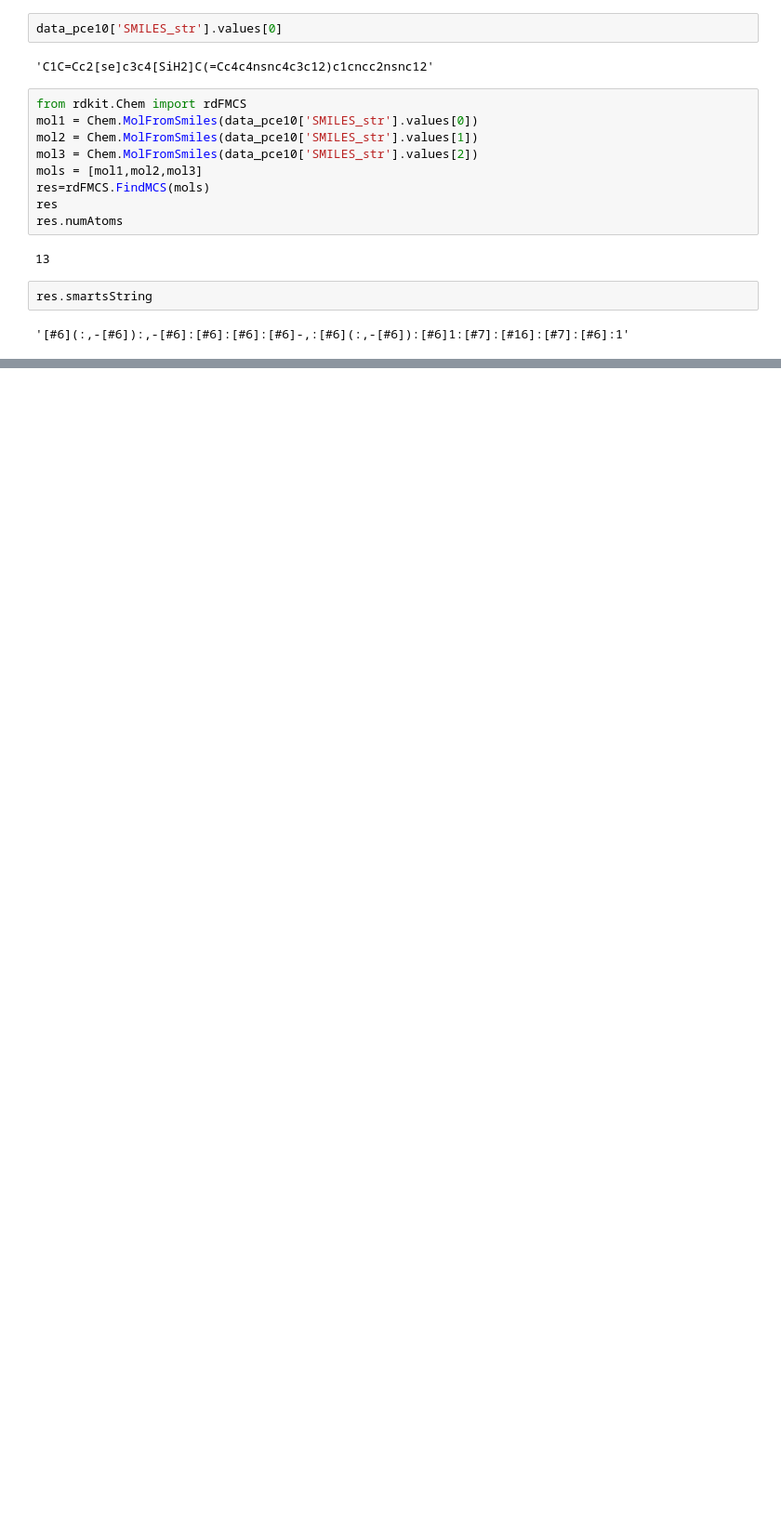
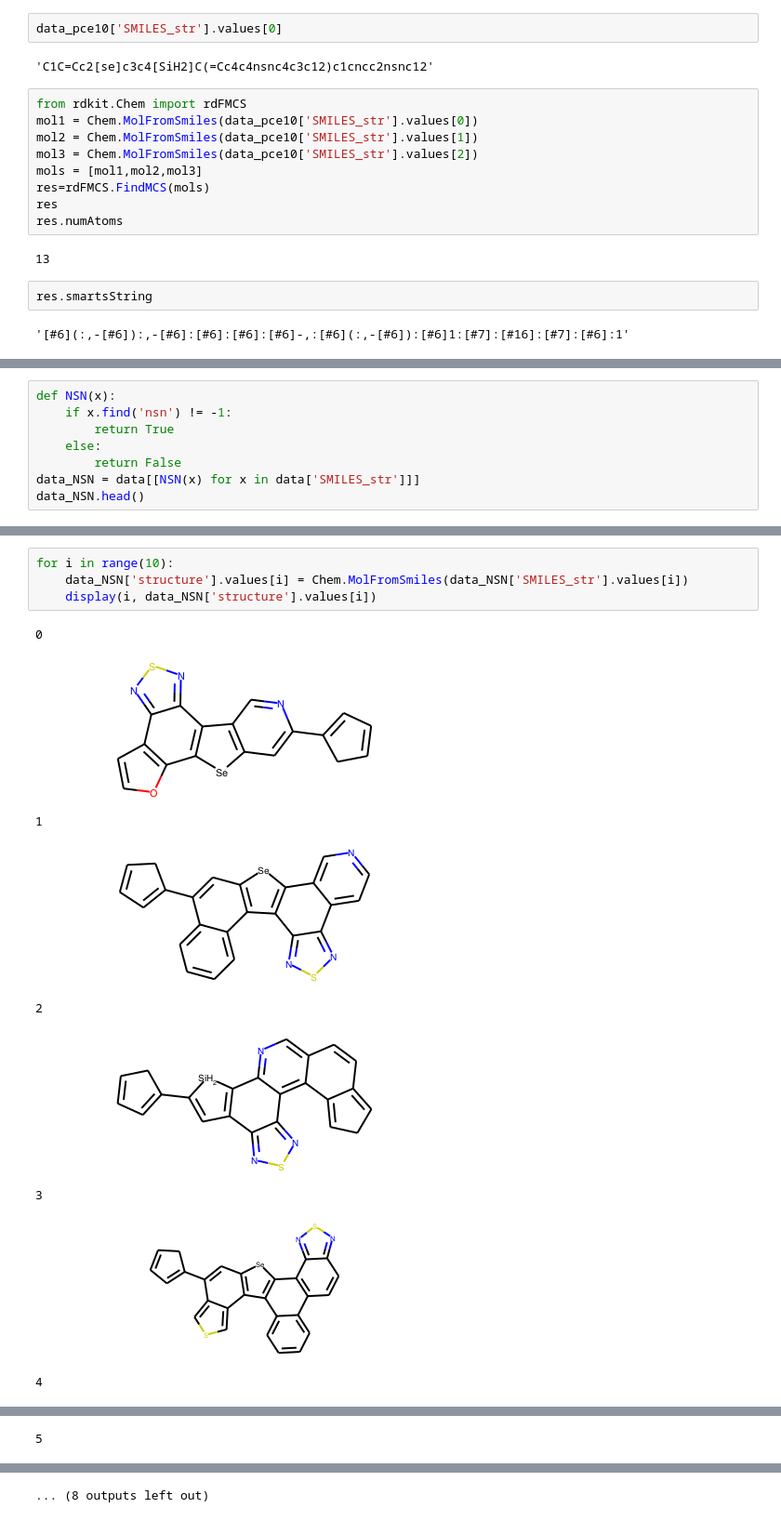
Before and after one commit to sjluozho/PV-Cell, a Jupyter notebook: PV-Cell/Molecular Classification.ipynb, the cells around one changed output, grey strips where cells are left out. Shown: that part at 93% size. Drawn from its saved outputs; the diff is of its cells as text; blank space fills up the shorter version.

```diff
--- a/PV-Cell/Molecular Classification.ipynb
+++ b/PV-Cell/Molecular Classification.ipynb
@@ -145,0 +266,8 @@ did not match C++ signature:
+# %%
+def NSN(x):
+    if x.find('nsn') != -1:
+        return True
+    else:
+        return False
+data_NSN = data[[NSN(x) for x in data['SMILES_str']]]
+data_NSN.head()
@@ -145,0 +281,14 @@ did not match C++ signature:
+# %%
+for i in range(10):
+    data_NSN['structure'].values[i] = Chem.MolFromSmiles(data_NSN['SMILES_str'].values[i])
+    display(i, data_NSN['structure'].values[i])
+# %% [output]
+0
+[figure, added]
+1
+[figure, added]
+2
+[figure, added]
+3
+[figure, added]
+4
@@ -145,0 +296 @@ did not match C++ signature:
+5
@@ -145,0 +298 @@ did not match C++ signature:
+... (8 outputs left out)
```
Also changed, not shown: parts of 22 cells of this notebook, 3 other files.
